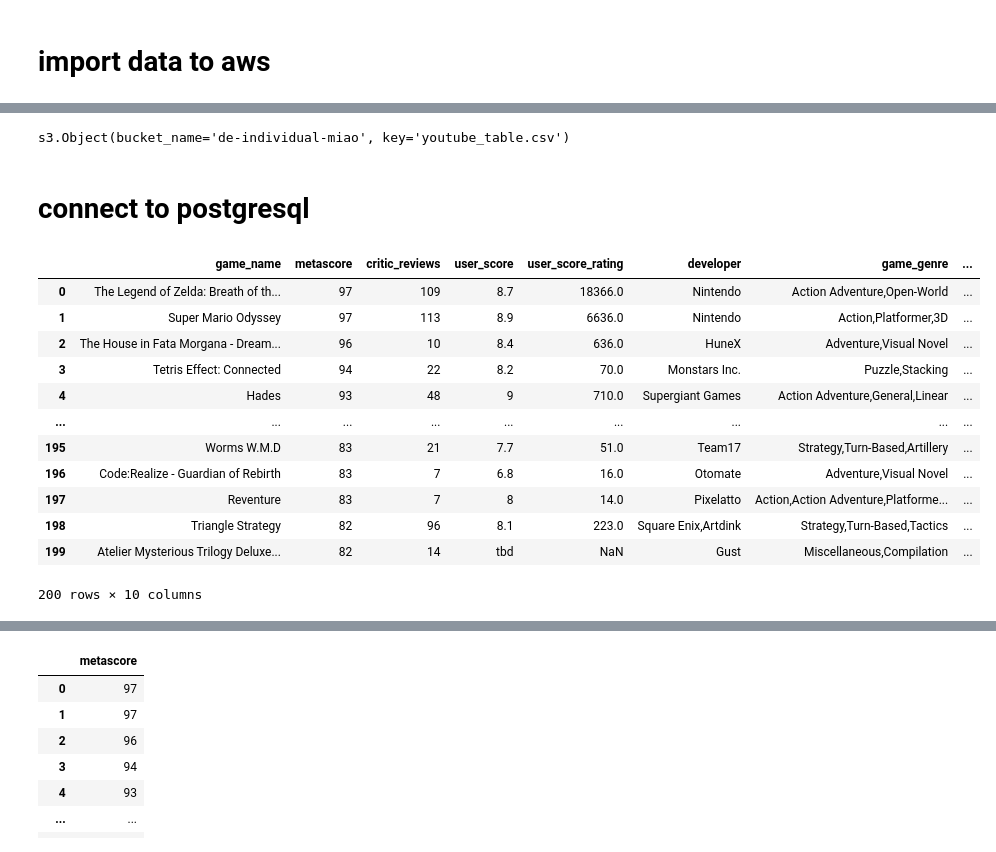
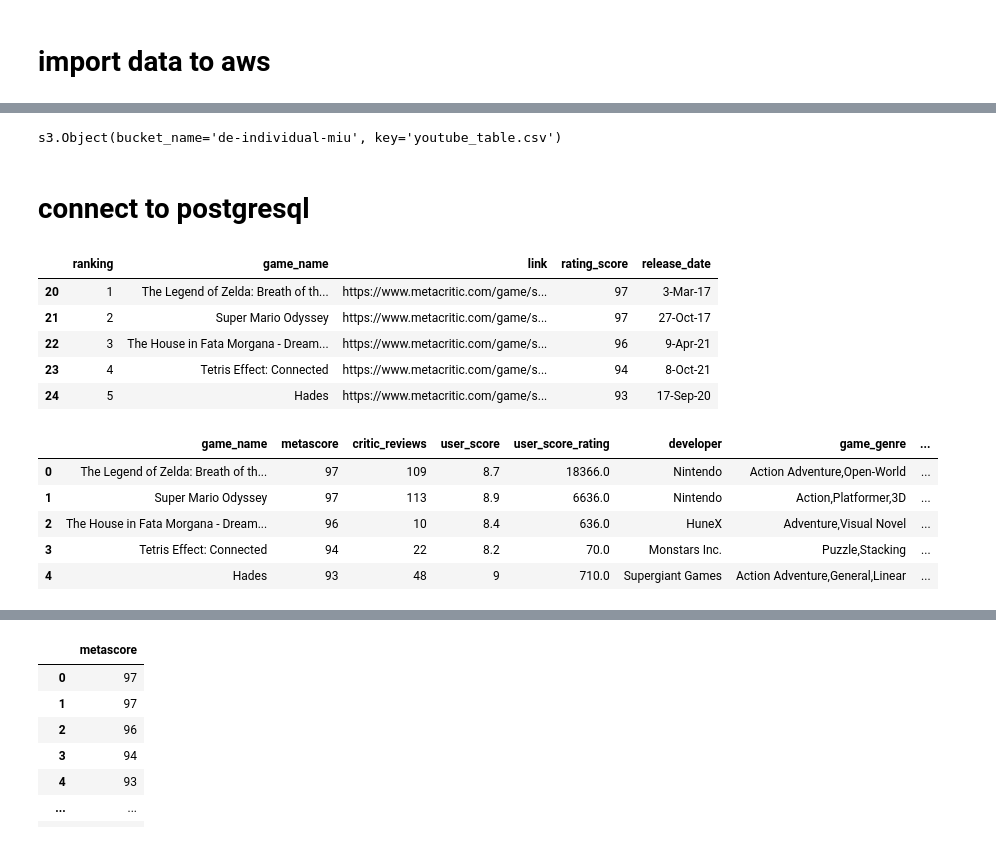
Before and after one commit to dmiao123/DE-Individual-, a Jupyter notebook: Python Work/DE Individual .ipynb, the cells around one changed output, grey strips where cells are left out. Saved outputs shown, nothing was run; the diff lists cells and outputs as text; code cells hidden in the pictures.

```diff
--- a/Python Work/DE Individual .ipynb
+++ b/Python Work/DE Individual .ipynb
@@ -755,8 +619,8 @@ from boto3.session import Session
 
 
 user_name = 'dimiu'
-access_key_id = 'AKIA2NXYDIC7YSRC4HNL'
-secret_access_key = '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'
+access_key_id = 'AKIA3ZNJSYD5APZF4Z3X'
+secret_access_key = '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'
 
 session = Session(aws_access_key_id=access_key_id,
                   aws_secret_access_key=secret_access_key,
@@ -764,12 +628,12 @@ session = Session(aws_access_key_id=access_key_id,
 
 s3 = session.resource('s3')
 client = session.client('s3')
-bucket = 'de-individual-miao'
+bucket = 'de-individual-miu'
 upload_data = open('/Users/dimiu/Desktop/youtube_table.csv','rb')   #import youtube table
 upload_key = 'youtube_table.csv'
 file_job = s3.Bucket(bucket).put_object(Key=upload_key, Body=upload_data)
 print(file_job)
 # %% [output]
-s3.Object(bucket_name='de-individual-miao', key='youtube_table.csv')
+s3.Object(bucket_name='de-individual-miu', key='youtube_table.csv')
 # %% [markdown]
 # connect to postgresql
@@ -780,29 +640,46 @@ import pandas as pd
 # %%
 def red_aws_csv(file_name):
-    bucket = 'de-individual-miao'
+    bucket = 'de-individual-miu'
     s3 = boto3.client("s3",\
-                      aws_access_key_id = 'AKIA2NXYDIC7YSRC4HNL',\
-                      aws_secret_access_key = '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')
+                      aws_access_key_id = 'AKIA3ZNJSYD5APZF4Z3X',\
+                      aws_secret_access_key = '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')
 
     csv_read = s3.get_object(Bucket = bucket, Key = file_name)
     df = pd.read_csv(csv_read['Body'])
     return df
+# %%
+game1 = red_aws_csv('switch games top 200.csv')
+
+#drop na
+game1.dropna(axis=0, how='any', inplace=True)
+
+# #insert index
+# game1.insert(0, 'index', range(len(game1)), allow_duplicates=False)
+
+
+
+#read first web page
+game1.head()
+# %% [output]
+|  | ranking | game_name | link | rating_score | release_date |
+| 20 | 1 | The Legend of Zelda: Breath of th... | https://www.metacritic.com/game/s... | 97 | 3-Mar-17 |
+| 21 | 2 | Super Mario Odyssey | https://www.metacritic.com/game/s... | 97 | 27-Oct-17 |
+| 22 | 3 | The House in Fata Morgana - Dream... | https://www.metacritic.com/game/s... | 96 | 9-Apr-21 |
+| 23 | 4 | Tetris Effect: Connected | https://www.metacritic.com/game/s... | 94 | 8-Oct-21 |
+| 24 | 5 | Hades | https://www.metacritic.com/game/s... | 93 | 17-Sep-20 |
 # %%
-game_info_table = red_aws_csv('game.csv')
-game_info_table
+game2 = red_aws_csv('game.csv')
+
+# #insert index
+# game2.insert(0, 'index', range(len(game2)), allow_duplicates=False)
+
+game2.head()
 # %% [output]
 |  | game_name | metascore | critic_reviews | user_score | user_score_rating | developer | game_genre | ... |
 | 0 | The Legend of Zelda: Breath of th... | 97 | 109 | 8.7 | 18366.0 | Nintendo | Action Adventure,Open-World | ... |
 | 1 | Super Mario Odyssey | 97 | 113 | 8.9 | 6636.0 | Nintendo | Action,Platformer,3D | ... |
 | 2 | The House in Fata Morgana - Dream... | 96 | 10 | 8.4 | 636.0 | HuneX | Adventure,Visual Novel | ... |
 | 3 | Tetris Effect: Connected | 94 | 22 | 8.2 | 70.0 | Monstars Inc. | Puzzle,Stacking | ... |
 | 4 | Hades | 93 | 48 | 9 | 710.0 | Supergiant Games | Action Adventure,General,Linear | ... |
-| ... | ... | ... | ... | ... | ... | ... | ... | ... |
-| 195 | Worms W.M.D | 83 | 21 | 7.7 | 51.0 | Team17 | Strategy,Turn-Based,Artillery | ... |
-| 196 | Code:Realize - Guardian of Rebirth | 83 | 7 | 6.8 | 16.0 | Otomate | Adventure,Visual Novel | ... |
-| 197 | Reventure | 83 | 7 | 8 | 14.0 | Pixelatto | Action,Action Adventure,Platforme... | ... |
-| 198 | Triangle Strategy | 82 | 96 | 8.1 | 223.0 | Square Enix,Artdink | Strategy,Turn-Based,Tactics | ... |
-| 199 | Atelier Mysterious Trilogy Deluxe... | 82 | 14 | tbd | NaN | Gust | Miscellaneous,Compilation | ... |
-200 rows × 10 columns
 # %%
 youtube_table = red_aws_csv('youtube_table.csv')
```
Also changed, not shown: parts of 80 cells of this notebook.
